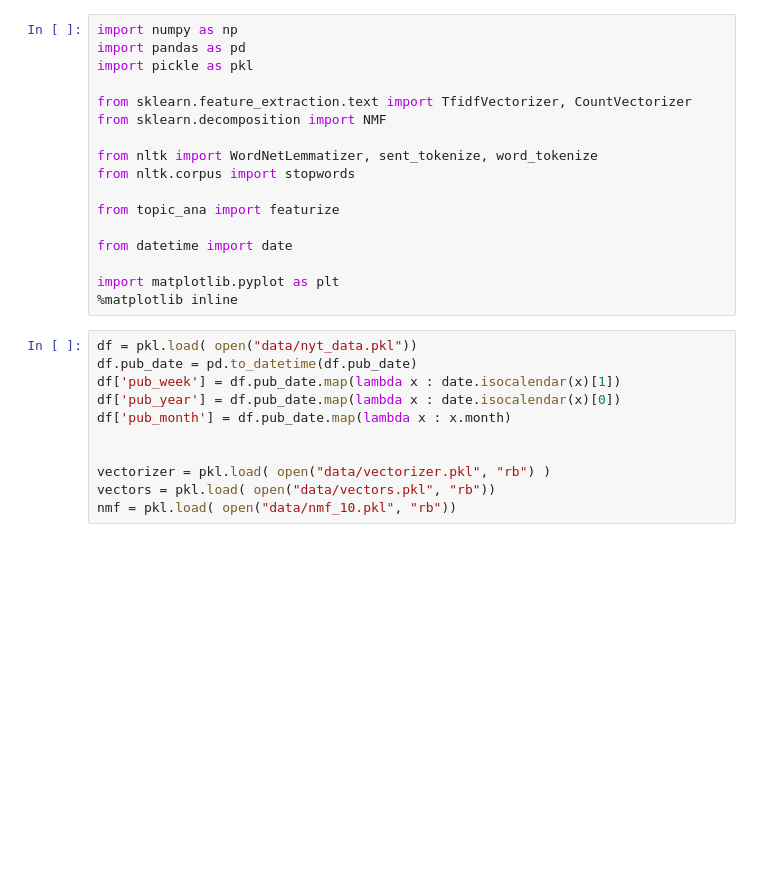
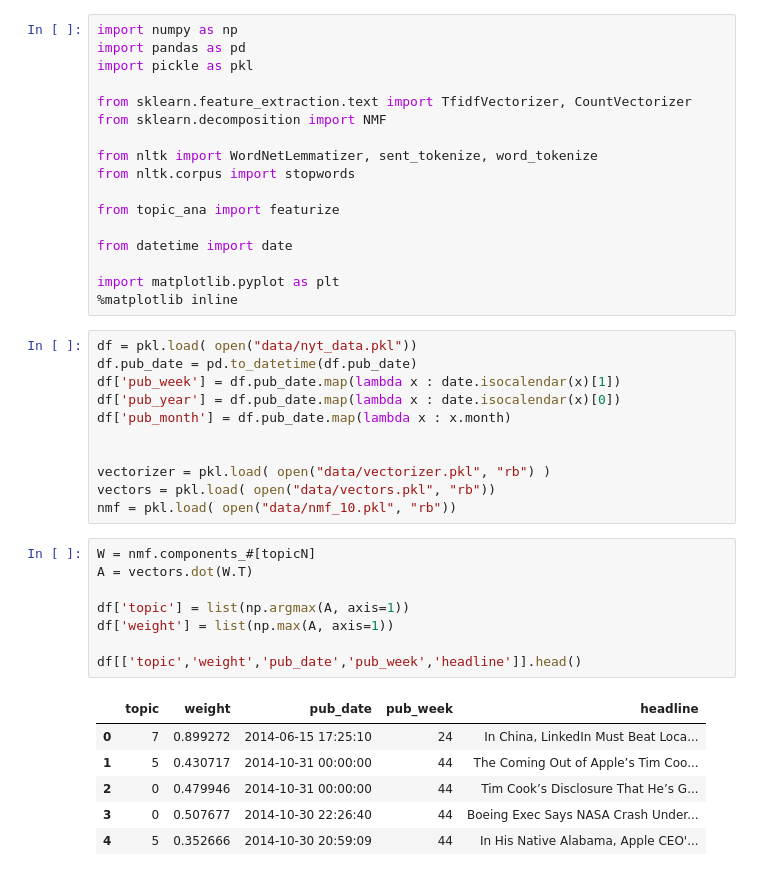
Before and after one commit to iyounus/TechNewsTrends, a Jupyter notebook: Analysis.ipynb, the cells around one changed output. Cells and saved outputs as stored; diff of their text form; blank space fills up the shorter version.

```diff
--- a/Analysis.ipynb
+++ b/Analysis.ipynb
@@ -26,6 +26,21 @@ df['pub_month'] = df.pub_date.map(lambda x : x.month)
 vectorizer = pkl.load( open("data/vectorizer.pkl", "rb") )
 vectors = pkl.load( open("data/vectors.pkl", "rb"))
 nmf = pkl.load( open("data/nmf_10.pkl", "rb"))
+# %%
+W = nmf.components_#[topicN]
+A = vectors.dot(W.T)
+
+df['topic'] = list(np.argmax(A, axis=1))
+df['weight'] = list(np.max(A, axis=1))
+
+df[['topic','weight','pub_date','pub_week','headline']].head()
+# %% [output]
+|  | topic | weight | pub_date | pub_week | headline |
+| 0 | 7 | 0.899272 | 2014-06-15 17:25:10 | 24 | In China, LinkedIn Must Beat Loca... |
+| 1 | 5 | 0.430717 | 2014-10-31 00:00:00 | 44 | The Coming Out of Apple’s Tim Coo... |
+| 2 | 0 | 0.479946 | 2014-10-31 00:00:00 | 44 | Tim Cook’s Disclosure That He’s G... |
+| 3 | 0 | 0.507677 | 2014-10-30 22:26:40 | 44 | Boeing Exec Says NASA Crash Under... |
+| 4 | 5 | 0.352666 | 2014-10-30 20:59:09 | 44 | In His Native Alabama, Apple CEO'... |
 # %%
 n_top_words = 100
 feature_names = vectorizer.get_feature_names()
```
Also changed, not shown: parts of 6 cells of this notebook.
